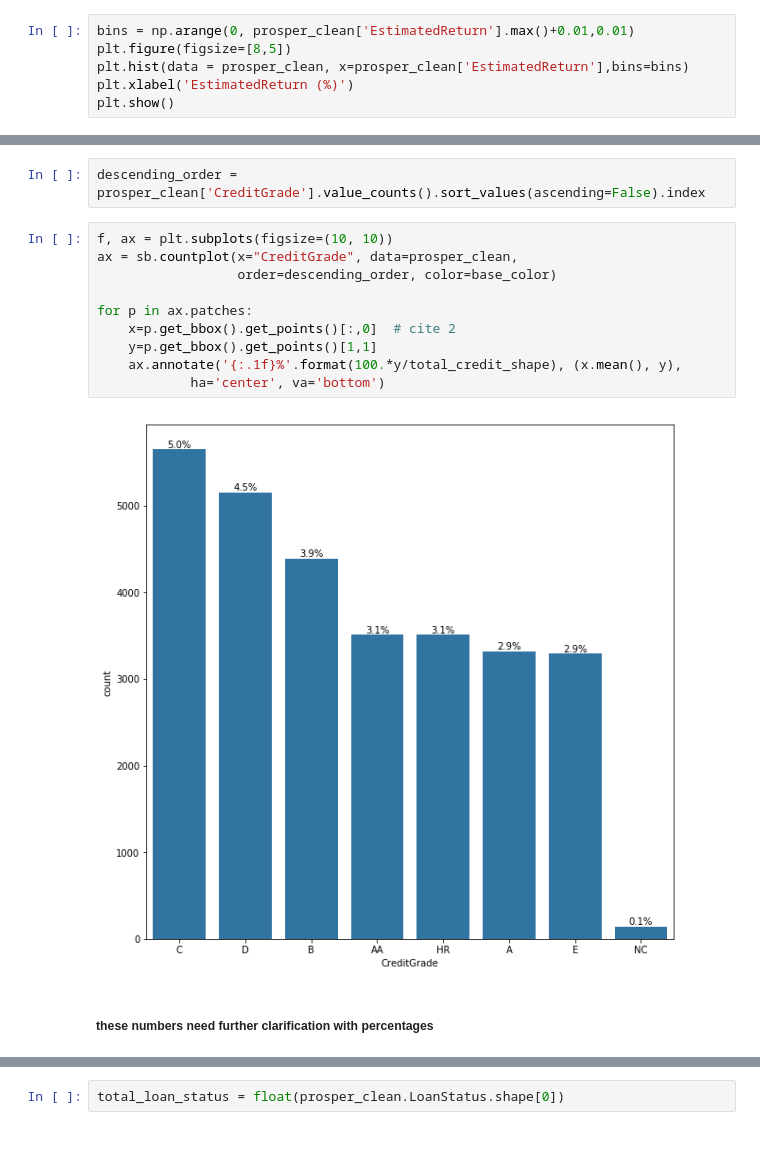
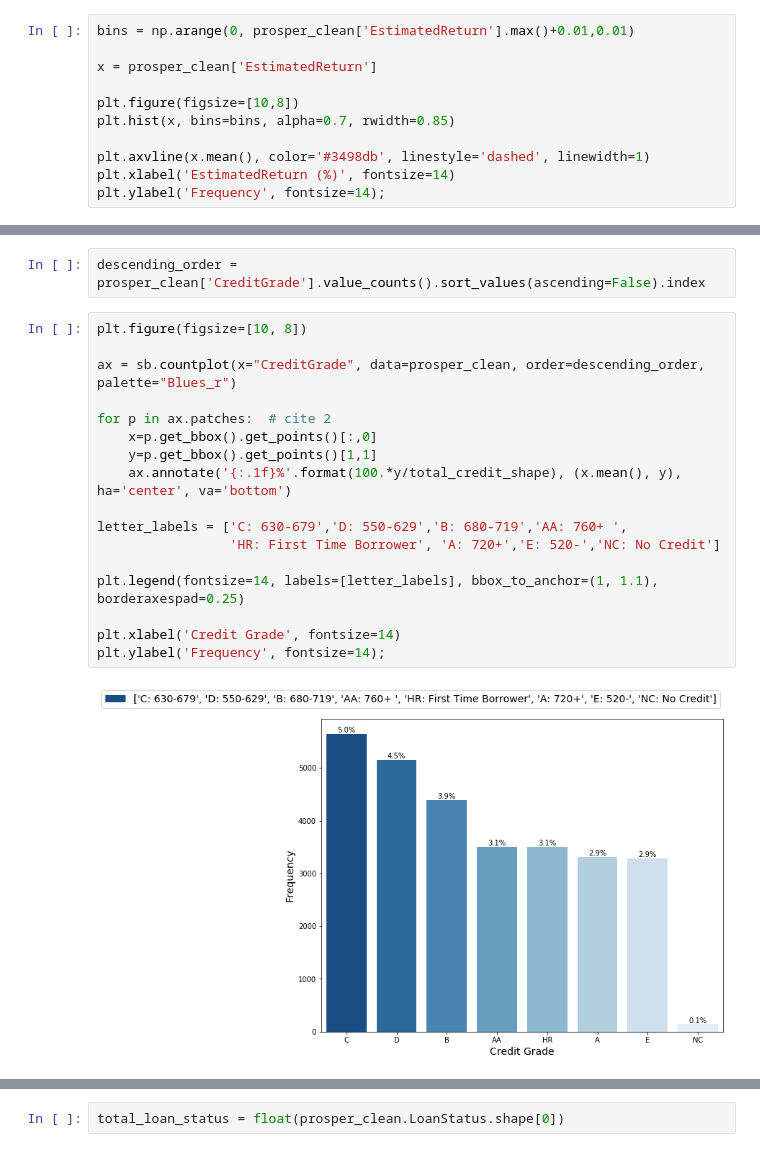
Before and after one commit to MJOAN/Udacity-DA-P5, a Jupyter notebook: exploration_template.ipynb, the cells around one changed output, grey strips where cells are left out. Cells and saved outputs as stored; diff of their text form.

```diff
--- a/exploration_template.ipynb
+++ b/exploration_template.ipynb
@@ -198,7 +232,12 @@ plt.show()
 # %%
 bins = np.arange(0, prosper_clean['EstimatedReturn'].max()+0.01,0.01)
-plt.figure(figsize=[8,5])
-plt.hist(data = prosper_clean, x=prosper_clean['EstimatedReturn'],bins=bins)
-plt.xlabel('EstimatedReturn (%)')
-plt.show()
+
+x = prosper_clean['EstimatedReturn']
+
+plt.figure(figsize=[10,8])
+plt.hist(x, bins=bins, alpha=0.7, rwidth=0.85)
+
+plt.axvline(x.mean(), color='#3498db', linestyle='dashed', linewidth=1)
+plt.xlabel('EstimatedReturn (%)', fontsize=14)
+plt.ylabel('Frequency', fontsize=14);
 # %% [output]
@@ -245,16 +292,21 @@ total_credit_shape = float(prosper_clean.CreditGrade.shape[0])
 # %%
 descending_order = prosper_clean['CreditGrade'].value_counts().sort_values(ascending=False).index
 # %%
-f, ax = plt.subplots(figsize=(10, 10))
-ax = sb.countplot(x="CreditGrade", data=prosper_clean,
-                  order=descending_order, color=base_color)
+plt.figure(figsize=[10, 8])
 
-for p in ax.patches:
-    x=p.get_bbox().get_points()[:,0]  # cite 2
+ax = sb.countplot(x="CreditGrade", data=prosper_clean, order=descending_order, palette="Blues_r")
+
+for p in ax.patches:  # cite 2
+    x=p.get_bbox().get_points()[:,0]
     y=p.get_bbox().get_points()[1,1]
-    ax.annotate('{:.1f}%'.format(100.*y/total_credit_shape), (x.mean(), y),
-            ha='center', va='bottom')
+    ax.annotate('{:.1f}%'.format(100.*y/total_credit_shape), (x.mean(), y), ha='center', va='bottom')
+
+letter_labels = ['C: 630-679','D: 550-629','B: 680-719','AA: 760+ ',
+                 'HR: First Time Borrower', 'A: 720+','E: 520-','NC: No Credit']
+
+plt.legend(fontsize=14, labels=[letter_labels], bbox_to_anchor=(1, 1.1), borderaxespad=0.25)
+
+plt.xlabel('Credit Grade', fontsize=14)
+plt.ylabel('Frequency', fontsize=14);
 # %% [output]
-[figure, old version]
+[figure, new version]
-# %% [markdown]
-##### these numbers need further clarification with percentages
```
Also changed, not shown: parts of 29 cells of this notebook, 2 other files.
